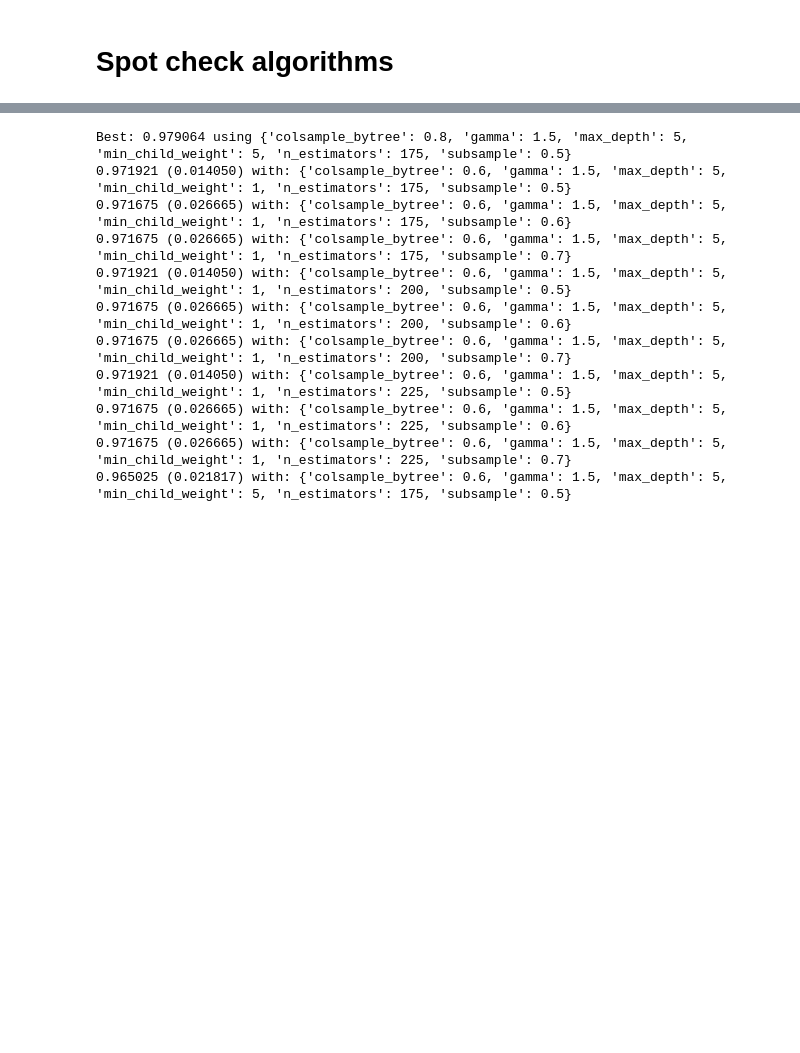
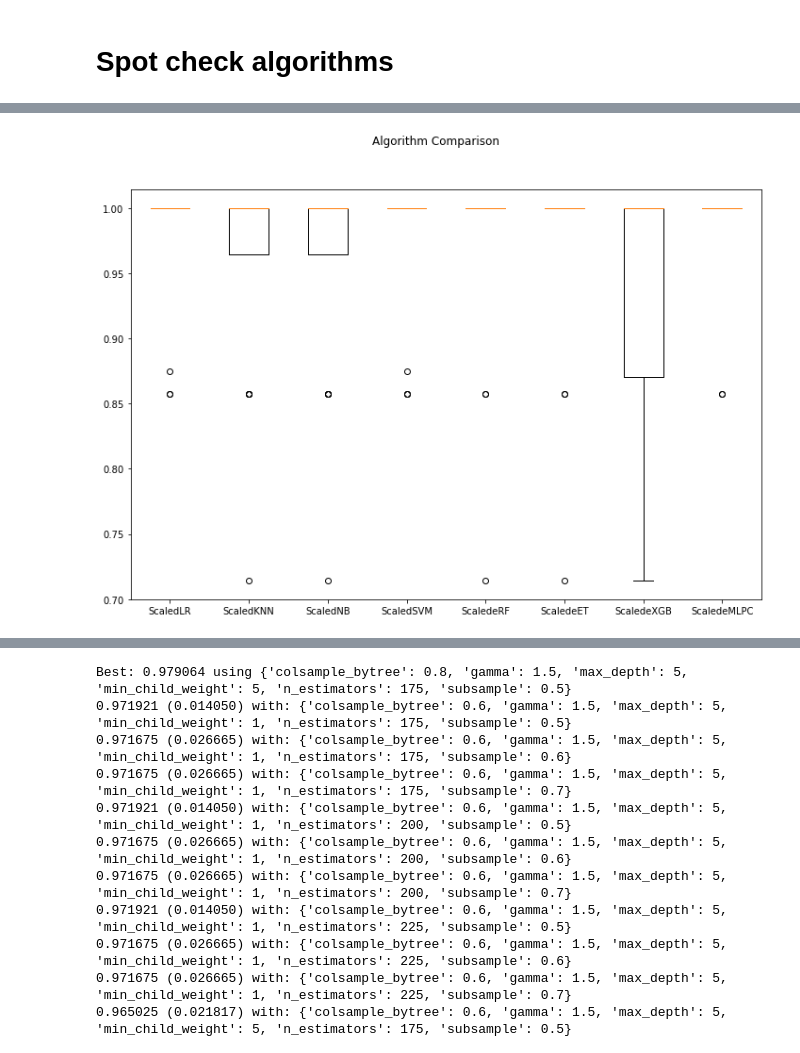
Before and after one commit to Sams101/DataScience, a Jupyter notebook: _notebooks/2020-10-26-Sklearn_wine_classification.ipynb, the cells around one changed output, grey strips where cells are left out. Saved outputs shown, nothing was run; the diff lists cells and outputs as text; code cells hidden in the pictures; blank space fills up the shorter version.

```diff
--- a/_notebooks/2020-10-26-Sklearn_wine_classification.ipynb
+++ b/_notebooks/2020-10-26-Sklearn_wine_classification.ipynb
@@ -220,0 +221,12 @@ eRF: 0.971429 (0.072843)
+# %%
+# Compare Algorithms
+from pylab import rcParams
+rcParams['figure.figsize'] = 12, 8
+fig = plt.figure()
+fig.suptitle('Algorithm Comparison')
+ax = fig.add_subplot(111)
+plt.boxplot(results)
+ax.set_xticklabels(names)
+plt.show()
+# %% [output]
+[figure, added]
```
Also changed, not shown: parts of 9 cells of this notebook.
